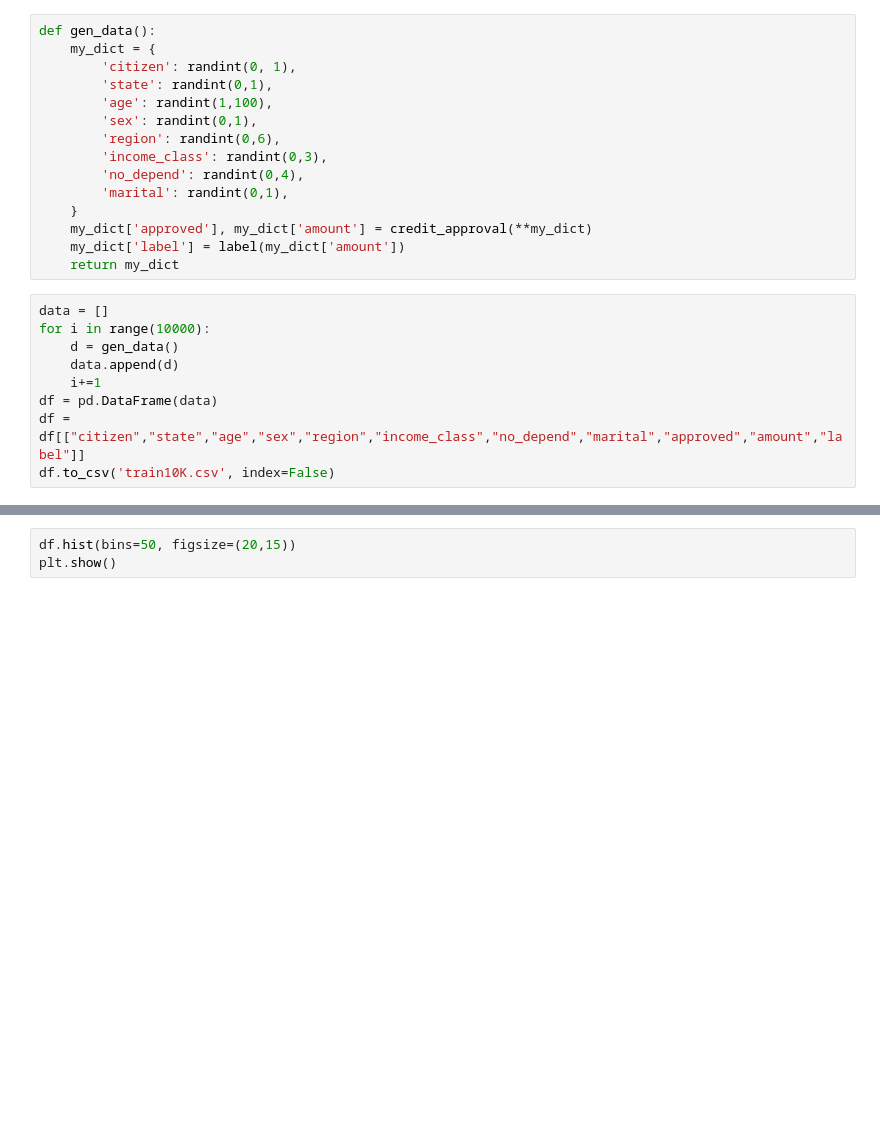
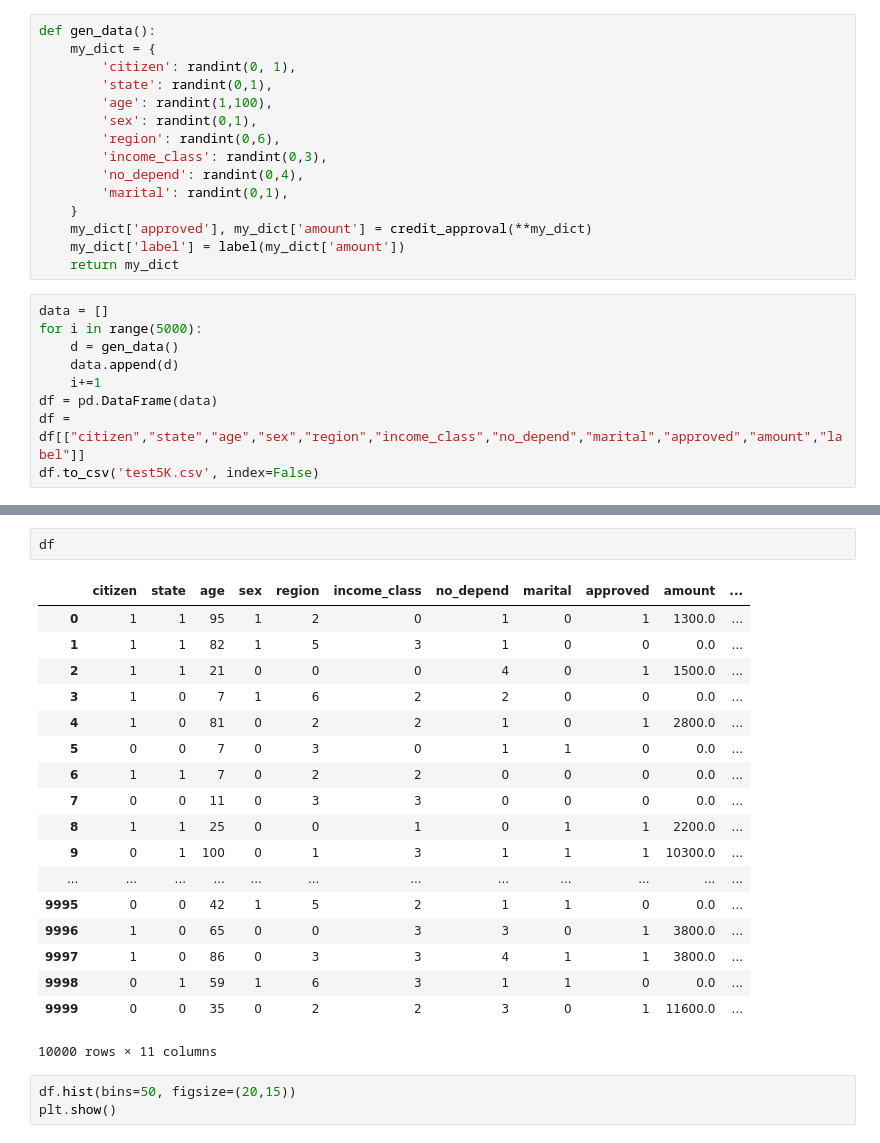
Before and after one commit to binify/ML_in_Testing, a Jupyter notebook: binary.ipynb, the cells around one changed output, grey strips where cells are left out. Drawn from its saved outputs; the diff is of its cells as text; blank space fills up the shorter version.

```diff
--- a/binary.ipynb
+++ b/binary.ipynb
@@ -159,13 +159,13 @@ def gen_data():
     return my_dict
 # %%
 data = []
-for i in range(10000):
+for i in range(5000):
     d = gen_data()
     data.append(d)
     i+=1
 df = pd.DataFrame(data)
 df = df[["citizen","state","age","sex","region","income_class","no_depend","marital","approved","amount","label"]]
-df.to_csv('train10K.csv', index=False)
+df.to_csv('test5K.csv', index=False)
 # %%
 df = pd.read_csv('train10K.csv')
 #df_train = df_train.drop(df_train.columns[0], axis=1)
@@ -180,6 +180,27 @@ df.describe()
 | 50% | 0.000000 | 1.00000 | 51.000000 | 0.000000 | 3.000000 | 1.000000 | 2.000000 | 1.000000 | 1.000000 | 2100.000000 | ... |
 | 75% | 1.000000 | 1.00000 | 75.000000 | 1.000000 | 5.000000 | 2.000000 | 3.000000 | 1.000000 | 1.000000 | 7700.000000 | ... |
 | max | 1.000000 | 1.00000 | 100.000000 | 1.000000 | 6.000000 | 3.000000 | 4.000000 | 1.000000 | 1.000000 | 18000.000000 | ... |
+# %%
+df
+# %% [output]
+|  | citizen | state | age | sex | region | income_class | no_depend | marital | approved | amount | ... |
+| 0 | 1 | 1 | 95 | 1 | 2 | 0 | 1 | 0 | 1 | 1300.0 | ... |
+| 1 | 1 | 1 | 82 | 1 | 5 | 3 | 1 | 0 | 0 | 0.0 | ... |
+| 2 | 1 | 1 | 21 | 0 | 0 | 0 | 4 | 0 | 1 | 1500.0 | ... |
+| 3 | 1 | 0 | 7 | 1 | 6 | 2 | 2 | 0 | 0 | 0.0 | ... |
+| 4 | 1 | 0 | 81 | 0 | 2 | 2 | 1 | 0 | 1 | 2800.0 | ... |
+| 5 | 0 | 0 | 7 | 0 | 3 | 0 | 1 | 1 | 0 | 0.0 | ... |
+| 6 | 1 | 1 | 7 | 0 | 2 | 2 | 0 | 0 | 0 | 0.0 | ... |
+| 7 | 0 | 0 | 11 | 0 | 3 | 3 | 0 | 0 | 0 | 0.0 | ... |
+| 8 | 1 | 1 | 25 | 0 | 0 | 1 | 0 | 1 | 1 | 2200.0 | ... |
+| 9 | 0 | 1 | 100 | 0 | 1 | 3 | 1 | 1 | 1 | 10300.0 | ... |
+| ... | ... | ... | ... | ... | ... | ... | ... | ... | ... | ... | ... |
+| 9995 | 0 | 0 | 42 | 1 | 5 | 2 | 1 | 1 | 0 | 0.0 | ... |
+| 9996 | 1 | 0 | 65 | 0 | 0 | 3 | 3 | 0 | 1 | 3800.0 | ... |
+| 9997 | 1 | 0 | 86 | 0 | 3 | 3 | 4 | 1 | 1 | 3800.0 | ... |
+| 9998 | 0 | 1 | 59 | 1 | 6 | 3 | 1 | 1 | 0 | 0.0 | ... |
+| 9999 | 0 | 0 | 35 | 0 | 2 | 2 | 3 | 0 | 1 | 11600.0 | ... |
+10000 rows × 11 columns
 # %%
 df.hist(bins=50, figsize=(20,15))
 plt.show()
```
Also changed, not shown: parts of 4 cells of this notebook, 10 other files.
